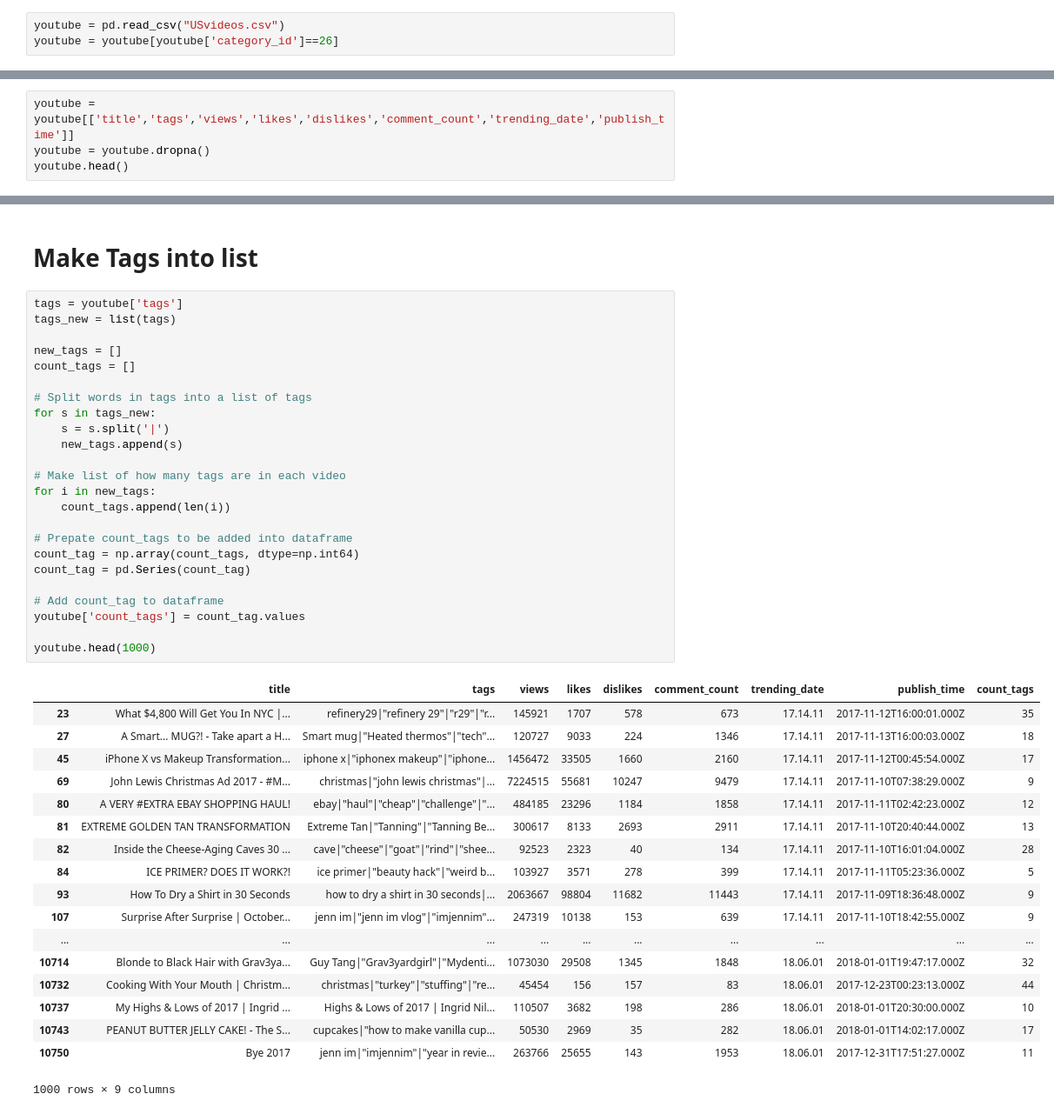
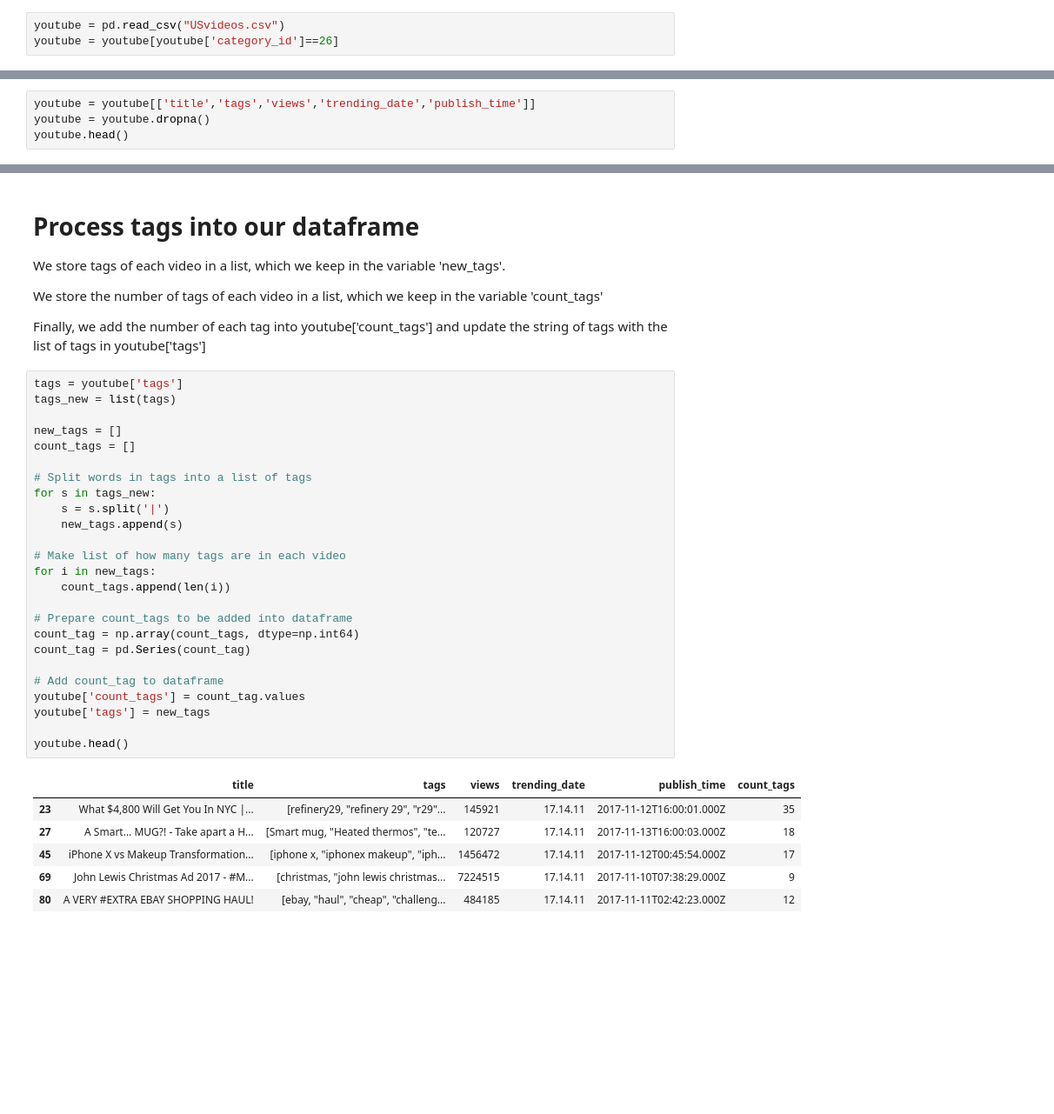
Before and after one commit to dtn058/FinalProject_group46, a Jupyter notebook: COGS108 Final project.ipynb, the cells around one changed output, grey strips where cells are left out. Shown: that part at 87% size. Drawn from its saved outputs; the diff is of its cells as text; blank space fills up the shorter version.

```diff
--- a/COGS108 Final project.ipynb
+++ b/COGS108 Final project.ipynb
@@ -8,5 +11,5 @@ youtube = youtube[youtube['category_id']==26]
 # %%
-youtube = youtube[['title','tags','views','likes','dislikes','comment_count','trending_date','publish_time']]
+youtube = youtube[['title','tags','views','trending_date','publish_time']]
 youtube = youtube.dropna()
 youtube.head()
 # %% [output]
@@ -52,48 +34,42 @@ youtube.plot.scatter(x='likes',y='dislikes')
-# %% [markdown]
-# Make Tags into list
+# %% [markdown]
+# Process tags into our dataframe
+We store tags of each video in a list, which we keep in the variable 'new_tags'.
+
+We store the number of tags of each video in a list, which we keep in the variable 'count_tags'
+
+Finally, we add the number of each tag into youtube['count_tags'] and update the string of tags with the list of tags in youtube['tags']
 # %%
 tags = youtube['tags']
 tags_new = list(tags)
 
 new_tags = []
 count_tags = []
 
 # Split words in tags into a list of tags
 for s in tags_new:
     s = s.split('|')
     new_tags.append(s)
 
 # Make list of how many tags are in each video
 for i in new_tags:
     count_tags.append(len(i))
 
-# Prepate count_tags to be added into dataframe
+# Prepare count_tags to be added into dataframe
 count_tag = np.array(count_tags, dtype=np.int64)
 count_tag = pd.Series(count_tag)
 
 # Add count_tag to dataframe
 youtube['count_tags'] = count_tag.values
+youtube['tags'] = new_tags
 
-youtube.head(1000)
+youtube.head()
 # %% [output]
-|  | title | tags | views | likes | dislikes | comment_count | trending_date | publish_time | count_tags |
-| 23 | What $4,800 Will Get You In NYC |... | refinery29|"refinery 29"|"r29"|"r... | 145921 | 1707 | 578 | 673 | 17.14.11 | 2017-11-12T16:00:01.000Z | 35 |
-| 27 | A Smart... MUG?! - Take apart a H... | Smart mug|"Heated thermos"|"tech"... | 120727 | 9033 | 224 | 1346 | 17.14.11 | 2017-11-13T16:00:03.000Z | 18 |
-| 45 | iPhone X vs Makeup Transformation... | iphone x|"iphonex makeup"|"iphone... | 1456472 | 33505 | 1660 | 2160 | 17.14.11 | 2017-11-12T00:45:54.000Z | 17 |
-| 69 | John Lewis Christmas Ad 2017 - #M... | christmas|"john lewis christmas"|... | 7224515 | 55681 | 10247 | 9479 | 17.14.11 | 2017-11-10T07:38:29.000Z | 9 |
-| 80 | A VERY #EXTRA EBAY SHOPPING HAUL! | ebay|"haul"|"cheap"|"challenge"|"... | 484185 | 23296 | 1184 | 1858 | 17.14.11 | 2017-11-11T02:42:23.000Z | 12 |
-| 81 | EXTREME GOLDEN TAN TRANSFORMATION | Extreme Tan|"Tanning"|"Tanning Be... | 300617 | 8133 | 2693 | 2911 | 17.14.11 | 2017-11-10T20:40:44.000Z | 13 |
-| 82 | Inside the Cheese-Aging Caves 30 ... | cave|"cheese"|"goat"|"rind"|"shee... | 92523 | 2323 | 40 | 134 | 17.14.11 | 2017-11-10T16:01:04.000Z | 28 |
-| 84 | ICE PRIMER? DOES IT WORK?! | ice primer|"beauty hack"|"weird b... | 103927 | 3571 | 278 | 399 | 17.14.11 | 2017-11-11T05:23:36.000Z | 5 |
-| 93 | How To Dry a Shirt in 30 Seconds | how to dry a shirt in 30 seconds|... | 2063667 | 98804 | 11682 | 11443 | 17.14.11 | 2017-11-09T18:36:48.000Z | 9 |
-| 107 | Surprise After Surprise | October... | jenn im|"jenn im vlog"|"imjennim"... | 247319 | 10138 | 153 | 639 | 17.14.11 | 2017-11-10T18:42:55.000Z | 9 |
-| ... | ... | ... | ... | ... | ... | ... | ... | ... | ... |
-| 10714 | Blonde to Black Hair with Grav3ya... | Guy Tang|"Grav3yardgirl"|"Mydenti... | 1073030 | 29508 | 1345 | 1848 | 18.06.01 | 2018-01-01T19:47:17.000Z | 32 |
-| 10732 | Cooking With Your Mouth | Christm... | christmas|"turkey"|"stuffing"|"re... | 45454 | 156 | 157 | 83 | 18.06.01 | 2017-12-23T00:23:13.000Z | 44 |
-| 10737 | My Highs & Lows of 2017 | Ingrid ... | Highs & Lows of 2017 | Ingrid Nil... | 110507 | 3682 | 198 | 286 | 18.06.01 | 2018-01-01T20:30:00.000Z | 10 |
-| 10743 | PEANUT BUTTER JELLY CAKE! - The S... | cupcakes|"how to make vanilla cup... | 50530 | 2969 | 35 | 282 | 18.06.01 | 2018-01-01T14:02:17.000Z | 17 |
-| 10750 | Bye 2017 | jenn im|"imjennim"|"year in revie... | 263766 | 25655 | 143 | 1953 | 18.06.01 | 2017-12-31T17:51:27.000Z | 11 |
+|  | title | tags | views | trending_date | publish_time | count_tags |
+| 23 | What $4,800 Will Get You In NYC |... | [refinery29, "refinery 29", "r29"... | 145921 | 17.14.11 | 2017-11-12T16:00:01.000Z | 35 |
+| 27 | A Smart... MUG?! - Take apart a H... | [Smart mug, "Heated thermos", "te... | 120727 | 17.14.11 | 2017-11-13T16:00:03.000Z | 18 |
+| 45 | iPhone X vs Makeup Transformation... | [iphone x, "iphonex makeup", "iph... | 1456472 | 17.14.11 | 2017-11-12T00:45:54.000Z | 17 |
+| 69 | John Lewis Christmas Ad 2017 - #M... | [christmas, "john lewis christmas... | 7224515 | 17.14.11 | 2017-11-10T07:38:29.000Z | 9 |
+| 80 | A VERY #EXTRA EBAY SHOPPING HAUL! | [ebay, "haul", "cheap", "challeng... | 484185 | 17.14.11 | 2017-11-11T02:42:23.000Z | 12 |
-1000 rows × 9 columns
 # %%
 counts = list(youtube['count_tags'])
 num_views = list(youtube['views'])
```
Also changed, not shown: parts of 10 cells of this notebook.
